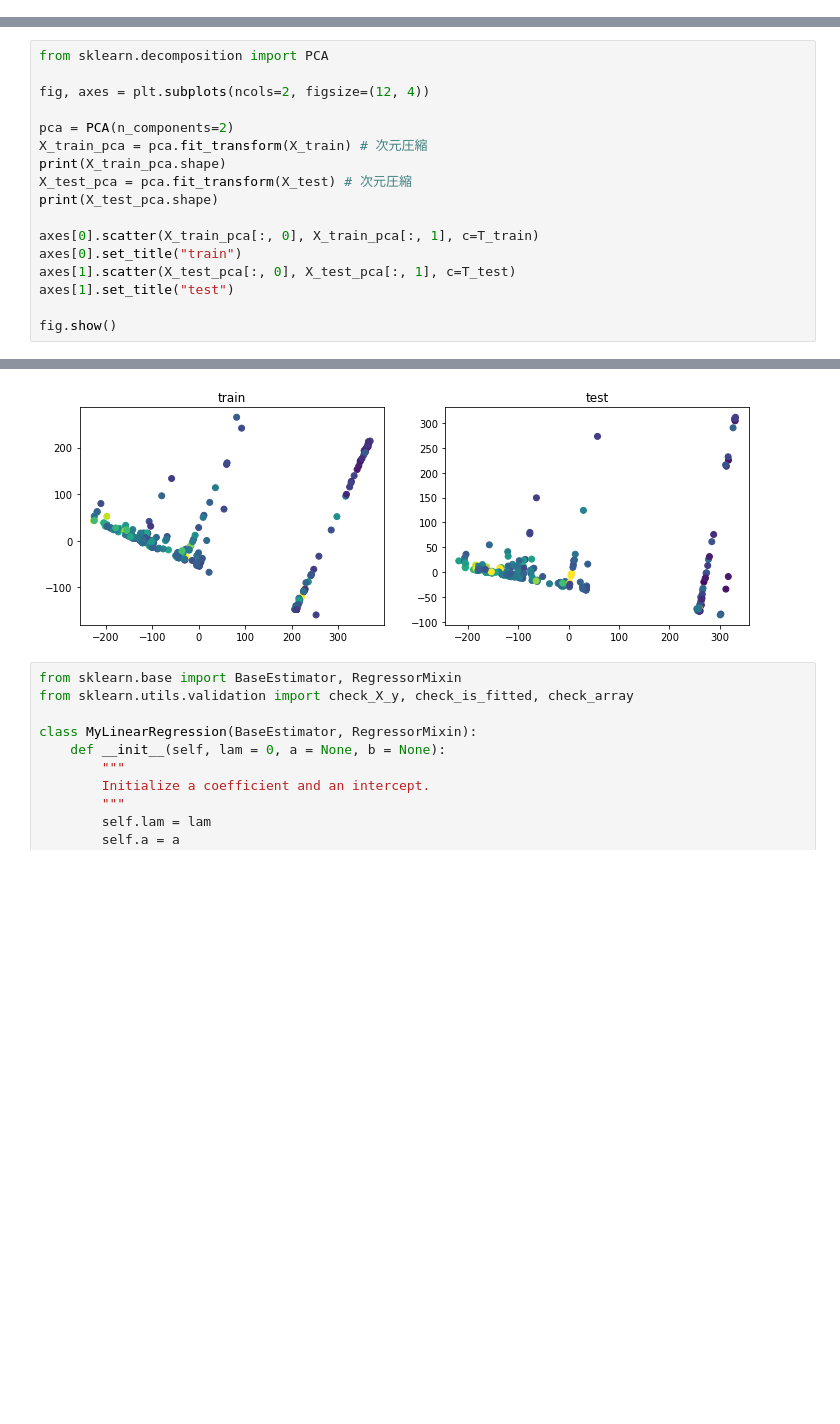
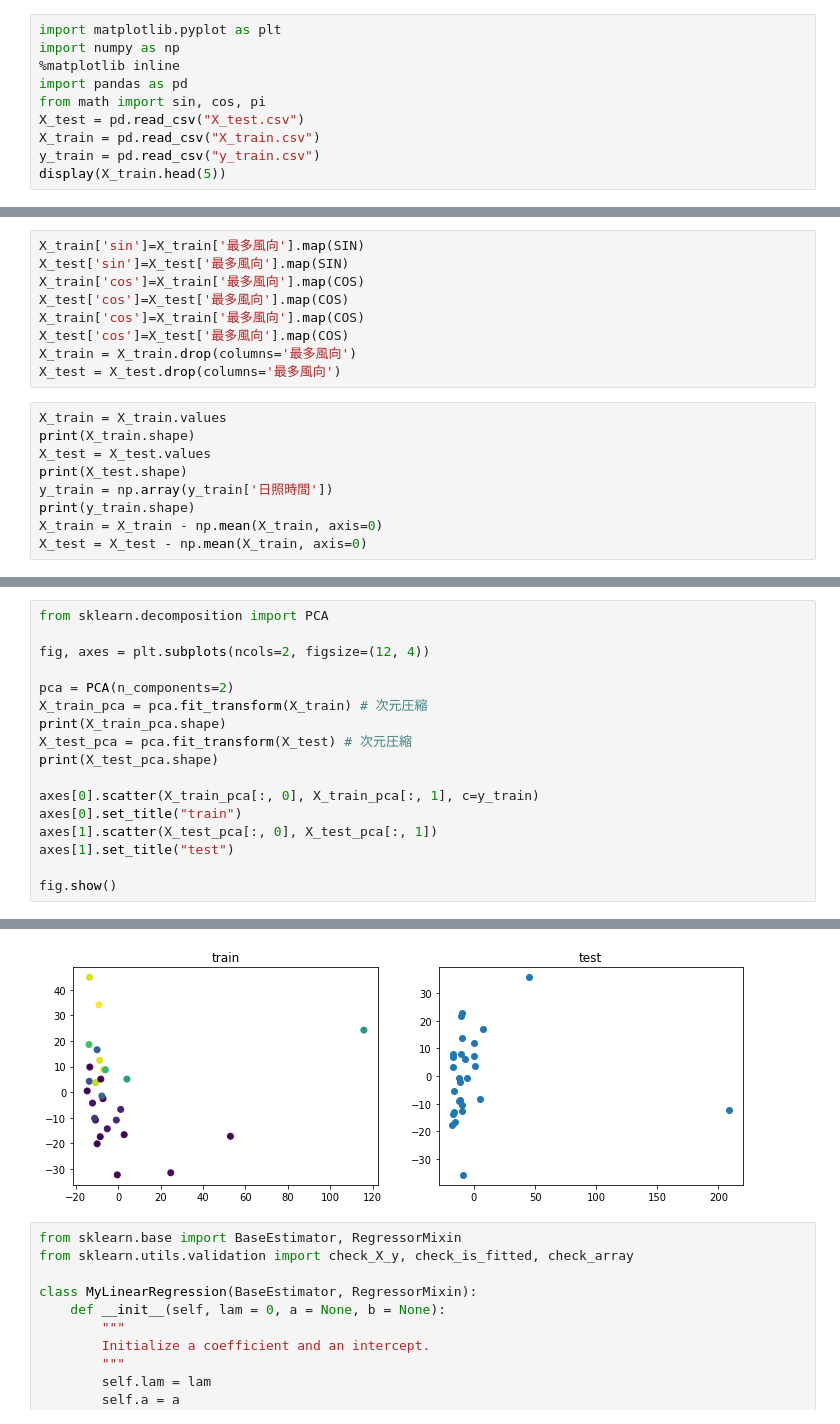
Before and after one commit to kan-nan-sohta/training, a Jupyter notebook: Chap5-1.ipynb, the cells around one changed output, grey strips where cells are left out. Saved outputs shown, nothing was run; the diff lists cells and outputs as text; blank space fills up the shorter version.

```diff
--- a/Chap5-1.ipynb
+++ b/Chap5-1.ipynb
@@ -31,0 +1,10 @@ T_test = T[len(T)//2:]
+# %%
+import matplotlib.pyplot as plt
+import numpy as np
+%matplotlib inline
+import pandas as pd
+from math import sin, cos, pi
+X_test = pd.read_csv("X_test.csv")
+X_train = pd.read_csv("X_train.csv")
+y_train = pd.read_csv("y_train.csv")
+display(X_train.head(5))
@@ -31,0 +53,18 @@ T_test = T[len(T)//2:]
+# %%
+X_train['sin']=X_train['最多風向'].map(SIN)
+X_test['sin']=X_test['最多風向'].map(SIN)
+X_train['cos']=X_train['最多風向'].map(COS)
+X_test['cos']=X_test['最多風向'].map(COS)
+X_train['cos']=X_train['最多風向'].map(COS)
+X_test['cos']=X_test['最多風向'].map(COS)
+X_train = X_train.drop(columns='最多風向')
+X_test = X_test.drop(columns='最多風向')
+# %%
+X_train = X_train.values
+print(X_train.shape)
+X_test = X_test.values
+print(X_test.shape)
+y_train = np.array(y_train['日照時間'])
+print(y_train.shape)
+X_train = X_train - np.mean(X_train, axis=0)
+X_test = X_test - np.mean(X_train, axis=0)
@@ -40,9 +83,9 @@ print(X_train_pca.shape)
 X_test_pca = pca.fit_transform(X_test) # 次元圧縮
 print(X_test_pca.shape)
 
-axes[0].scatter(X_train_pca[:, 0], X_train_pca[:, 1], c=T_train)
+axes[0].scatter(X_train_pca[:, 0], X_train_pca[:, 1], c=y_train)
 axes[0].set_title("train")
-axes[1].scatter(X_test_pca[:, 0], X_test_pca[:, 1], c=T_test)
+axes[1].scatter(X_test_pca[:, 0], X_test_pca[:, 1])
 axes[1].set_title("test")
 
 fig.show()
@@ -52,4 +95,4 @@ fig.show()
-[figure, old version]
+[figure, new version]
 # %%
 from sklearn.base import BaseEstimator, RegressorMixin
 from sklearn.utils.validation import check_X_y, check_is_fitted, check_array
```
Also changed, not shown: parts of 8 cells of this notebook, 1 other file.
